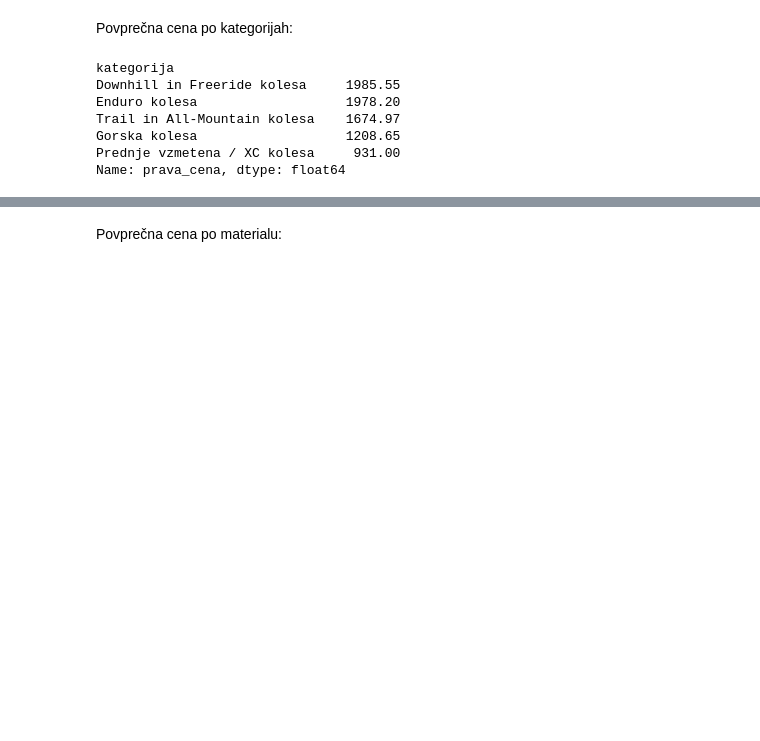
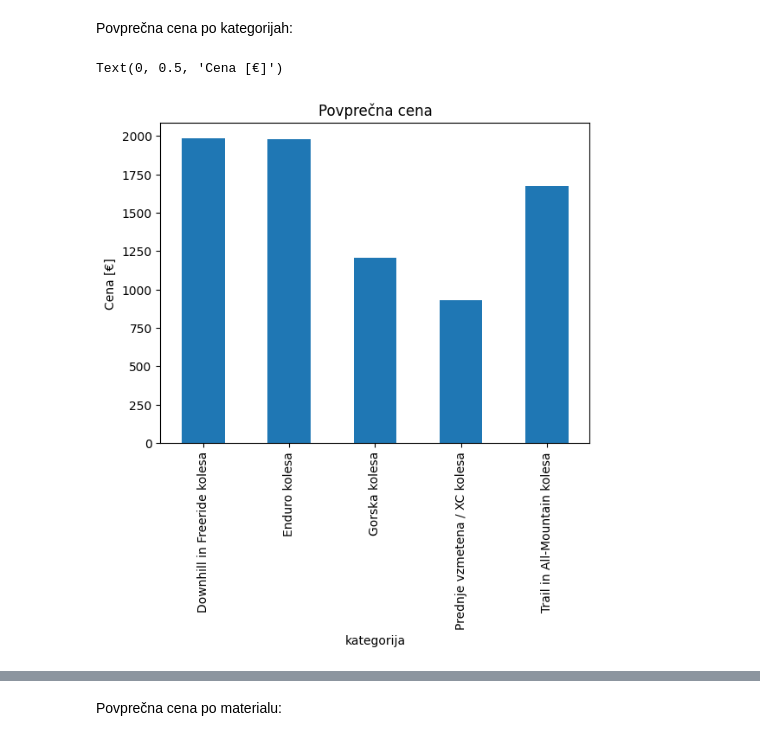
Before and after one commit to ambrovo/UVP-projektna, a Jupyter notebook: analiza.ipynb, the cells around one changed output, grey strips where cells are left out. Cells and saved outputs as stored; diff of their text form; code cells hidden in the pictures; blank space fills up the shorter version.

```diff
--- a/analiza.ipynb
+++ b/analiza.ipynb
@@ -38,13 +38,10 @@ Povprečna cena po kategorijah:
 # %%
 kolesa_po_kategorijah = vsi_podatki.groupby("kategorija")
 
-povprecje_kategorije = kolesa_po_kategorijah.prava_cena.mean().round(2).sort_values(ascending=False)
-povprecje_kategorije
+povprecje_kategorije = kolesa_po_kategorijah.prava_cena.mean().round(2)
+
+ax = povprecje_kategorije.plot(kind="bar",  title="Povprečna cena").set_ylabel("Cena [€]")
+ax
 # %% [output]
-kategorija
-Downhill in Freeride kolesa     1985.55
-Enduro kolesa                   1978.20
-Trail in All-Mountain kolesa    1674.97
-Gorska kolesa                   1208.65
-Prednje vzmetena / XC kolesa     931.00
-Name: prava_cena, dtype: float64
+Text(0, 0.5, 'Cena [€]')
+[figure, added]
```
Also changed, not shown: parts of 8 cells of this notebook.
